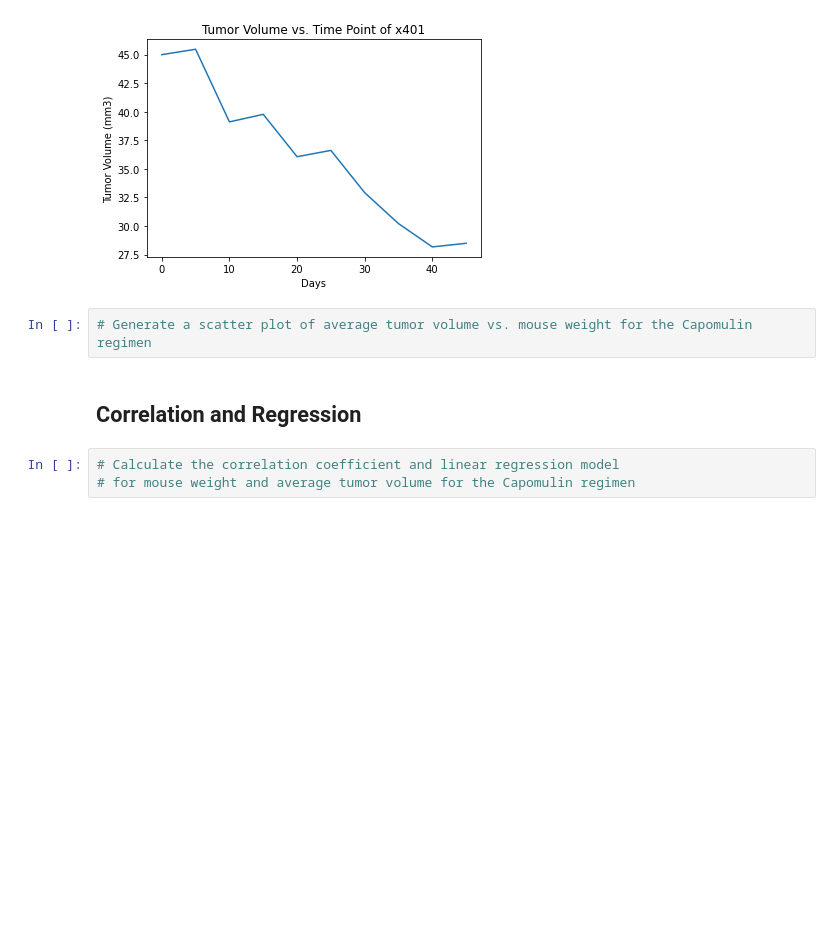
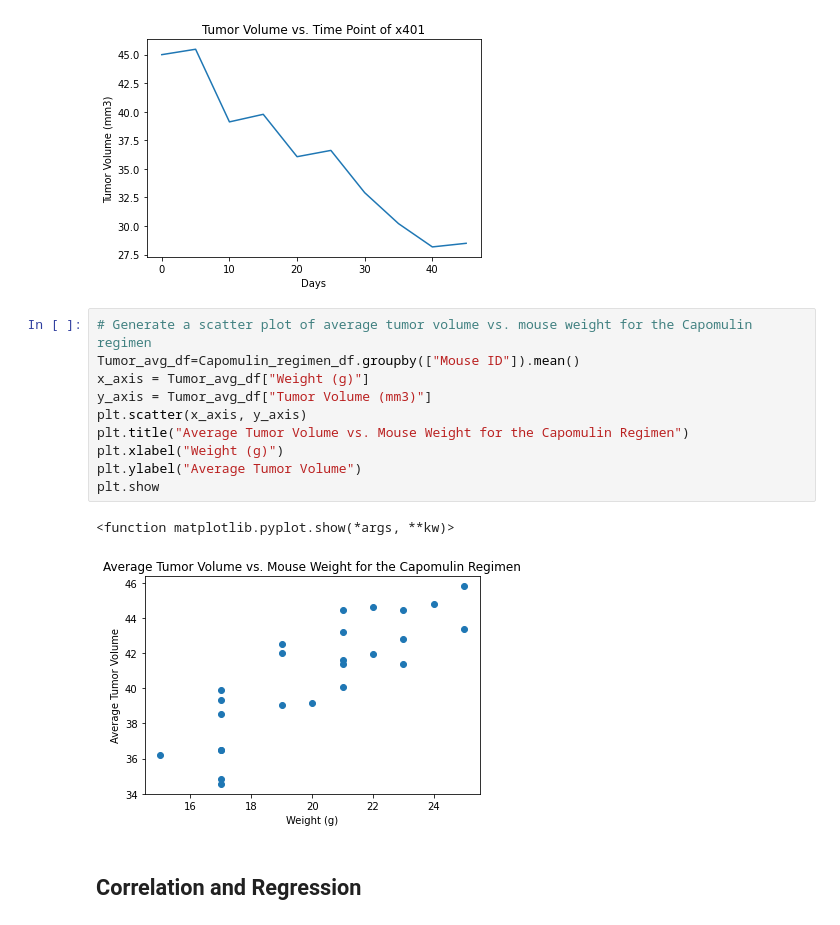
Before and after one commit to Ian916-Koenes/Matplotlib-Challenge, a Jupyter notebook: pymaceuticals_starter.ipynb, the cells around one changed output. Cells and saved outputs as stored; diff of their text form; blank space fills up the shorter version.

```diff
--- a/pymaceuticals_starter.ipynb
+++ b/pymaceuticals_starter.ipynb
@@ -296,10 +297,18 @@ plt.show
 # %% [output]
 <function matplotlib.pyplot.show(*args, **kw)>
 [figure]
-# %%
-# Generate a scatter plot of average tumor volume vs. mouse weight for the Capomulin regimen
+# %%
+# Generate a scatter plot of average tumor volume vs. mouse weight for the Capomulin regimen
+Tumor_avg_df=Capomulin_regimen_df.groupby(["Mouse ID"]).mean()
+x_axis = Tumor_avg_df["Weight (g)"]
+y_axis = Tumor_avg_df["Tumor Volume (mm3)"]
+plt.scatter(x_axis, y_axis)
+plt.title("Average Tumor Volume vs. Mouse Weight for the Capomulin Regimen")
+plt.xlabel("Weight (g)")
+plt.ylabel("Average Tumor Volume")
+plt.show
+# %% [output]
+<function matplotlib.pyplot.show(*args, **kw)>
+[figure, added]
 # %% [markdown]
 ## Correlation and Regression
-# %%
-# Calculate the correlation coefficient and linear regression model
-# for mouse weight and average tumor volume for the Capomulin regimen
```
Also changed, not shown: parts of 2 cells of this notebook.
